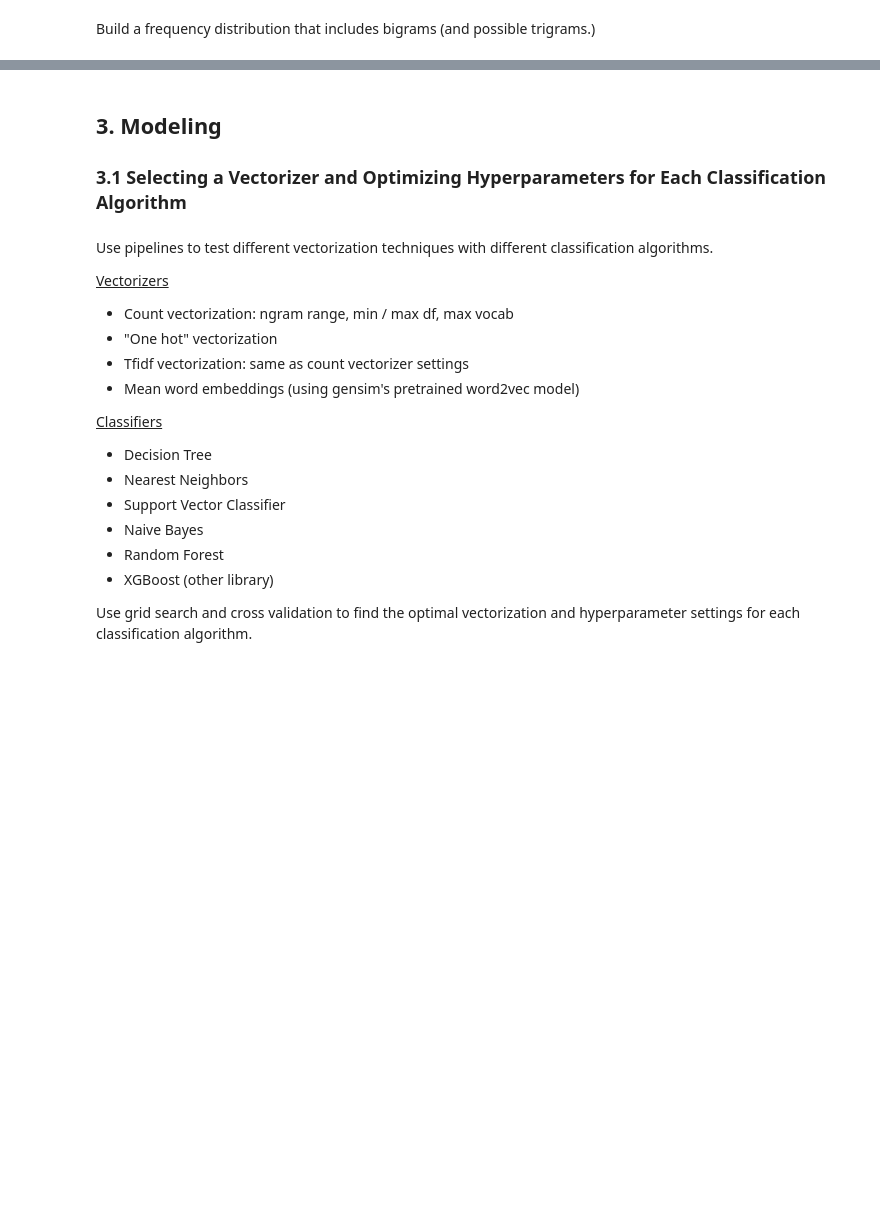
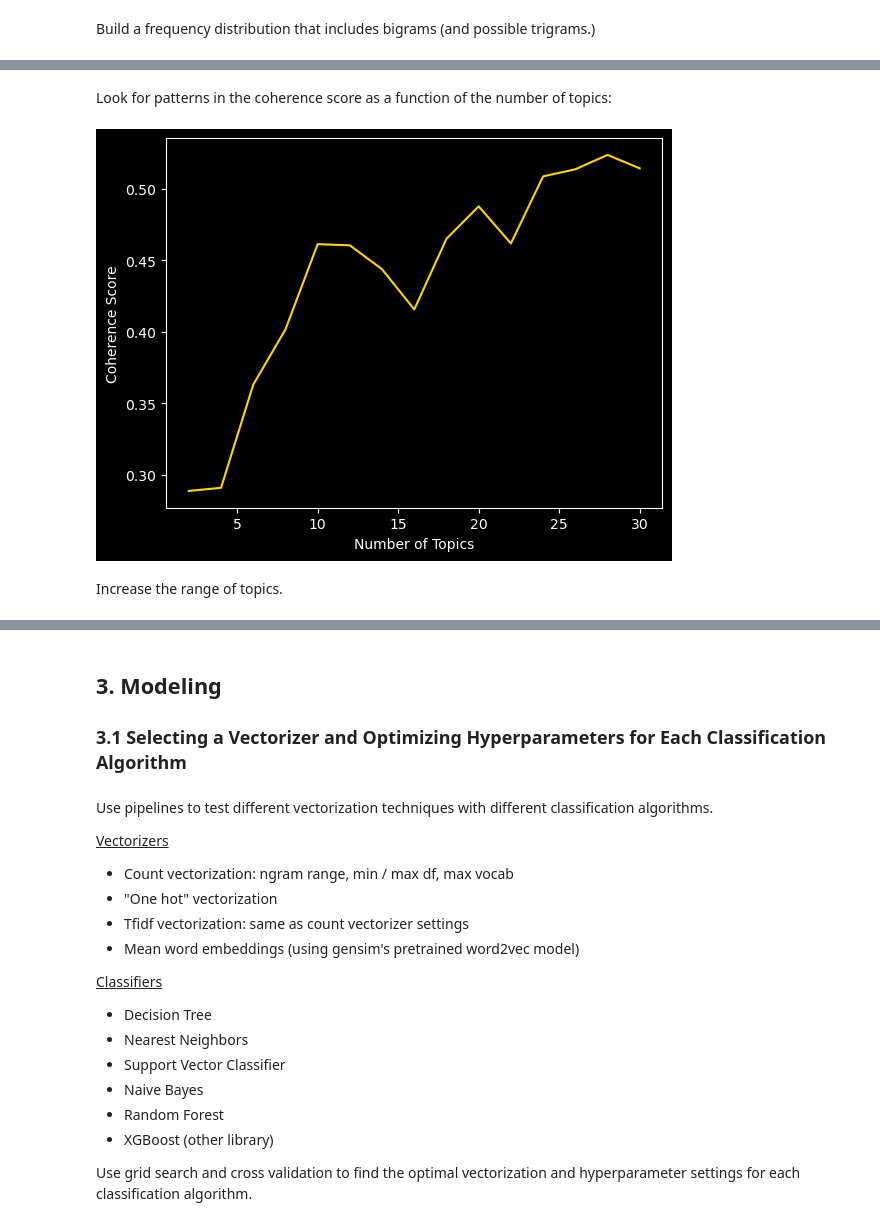
Before and after one commit to ran0027/twitter-sentiment-analysis, a Jupyter notebook: index.ipynb, the cells around one changed output, grey strips where cells are left out. Cells and saved outputs as stored; diff of their text form; code cells hidden in the pictures; blank space fills up the shorter version.

Commit message:
Explore topic modeling with LDA (messy)

```diff
--- a/index.ipynb
+++ b/index.ipynb
@@ -418,0 +470,9 @@ Adjust stop words removed and lemmatization if needed.
+# %%
+lda_model = gensim.models.ldamodel.LdaModel(corpus=corpus,
+                                            id2word=id2word,
+                                            num_topics=5,
+                                            random_state=seed,
+                                            chunksize=500,
+                                            passes=10,
+                                            alpha='auto',
+                                            per_word_topics=True) #remove if not used
@@ -418,0 +481,8 @@ Adjust stop words removed and lemmatization if needed.
+# %%
+print(f'Perplexity: {lda_model.log_perplexity(corpus)}')
+
+coherence_model = CoherenceModel(model=lda_model,
+                                 texts=texts,
+                                 dictionary=id2word,
+                                 coherence='c_v')
+print(f'Coherence score: {coherence_model.get_coherence()}')
@@ -418,0 +517,18 @@ Adjust stop words removed and lemmatization if needed.
+# %%
+def optimize_num_topics(dictionary, corpus, texts, start=2, stop=30):
+    '''Determine the coherence value for LDA models with start to stop number of topics, by 2s.'''
+    coherence_values = []
+    model_candidates = []
+    for num_topics in range(start, stop + 2, 2):
+        lda_model = gensim.models.ldamodel.LdaModel(corpus=corpus, id2word=dictionary, num_topics=num_topics, random_state=seed,
+                                                    chunksize=500, passes=10, alpha='auto')
+        model_candidates.append(lda_model)
+        coherence_model = CoherenceModel(model=lda_model, texts=texts, dictionary=dictionary, coherence='c_v')
+        coherence_values.append(coherence_model.get_coherence())
+    return model_candidates, coherence_values
+# %%
+%%time
+
+model_candidates, coherence_values = optimize_num_topics(id2word, corpus, texts)
+
+print(max(coherence_values))
@@ -418,0 +539,12 @@ Adjust stop words removed and lemmatization if needed.
+# %% [markdown]
+Look for patterns in the coherence score as a function of the number of topics:
+# %%
+fig, ax = plt.subplots()
+
+sns.lineplot(x=list(range(2, 32, 2)), y=coherence_values)
+ax.set_ylabel('Coherence Score')
+ax.set_xlabel('Number of Topics');
+# %% [output]
+[figure, added]
+# %% [markdown]
+Increase the range of topics.
```
Also changed, not shown: parts of 123 cells of this notebook.
